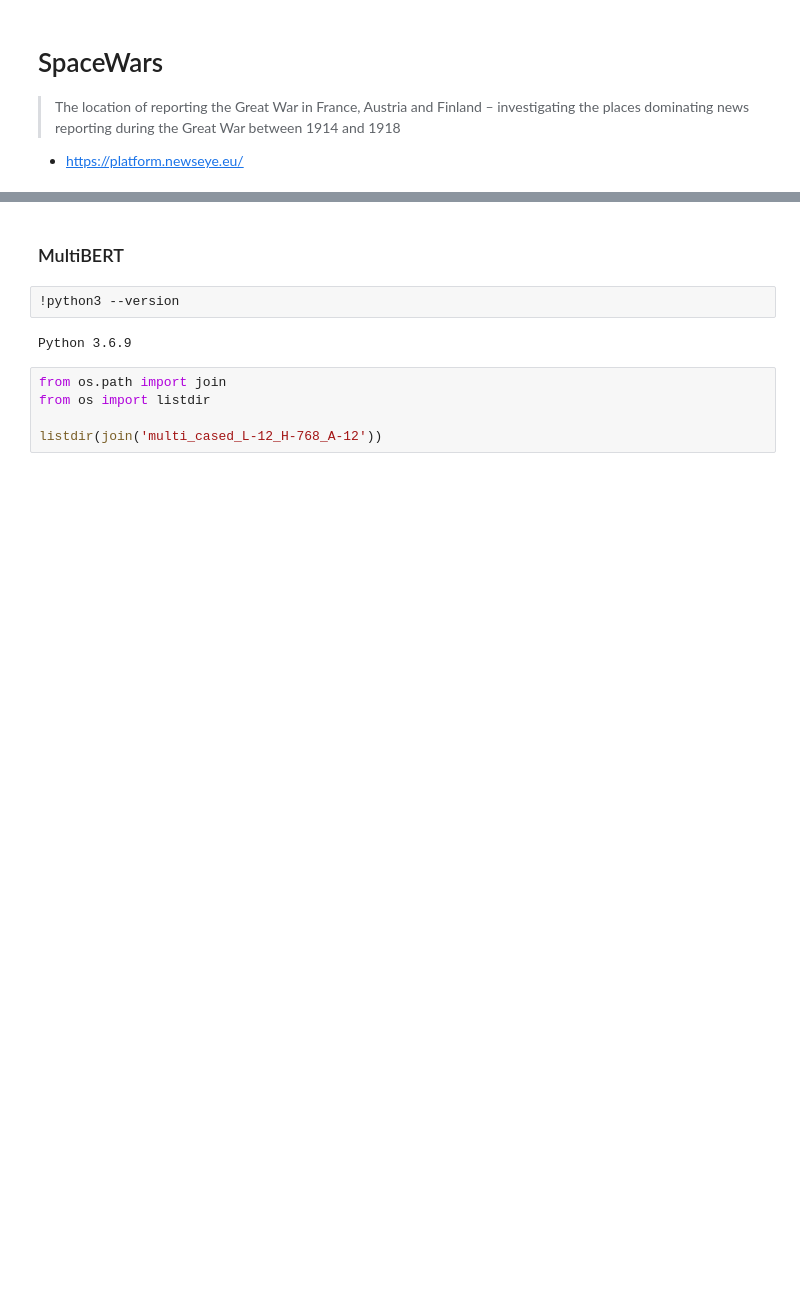
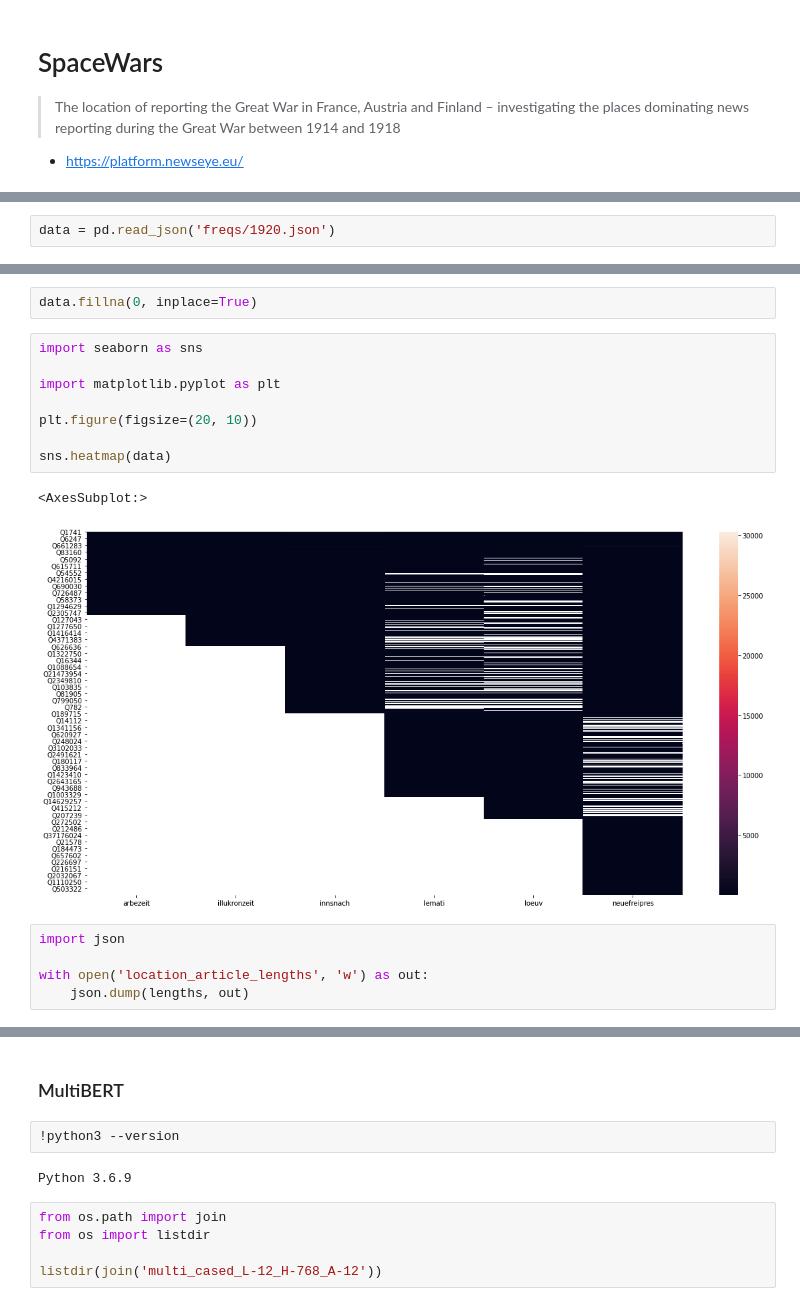
Before and after one commit to dhh21/SpaceWars, a Jupyter notebook: SpaceWars.ipynb, the cells around one changed output, grey strips where cells are left out. Saved outputs shown, nothing was run; the diff lists cells and outputs as text; blank space fills up the shorter version.

```diff
--- a/SpaceWars.ipynb
+++ b/SpaceWars.ipynb
@@ -6,0 +311,2 @@
+# %%
+data = pd.read_json('freqs/1920.json')
@@ -6,0 +329,18 @@
+# %%
+data.fillna(0, inplace=True)
+# %%
+import seaborn as sns
+
+import matplotlib.pyplot as plt
+
+plt.figure(figsize=(20, 10))
+
+sns.heatmap(data)
+# %% [output]
+<AxesSubplot:>
+[figure, added]
+# %%
+import json
+
+with open('location_article_lengths', 'w') as out:
+    json.dump(lengths, out)
```
Also changed, not shown: parts of 23 cells of this notebook, 1 other file.
